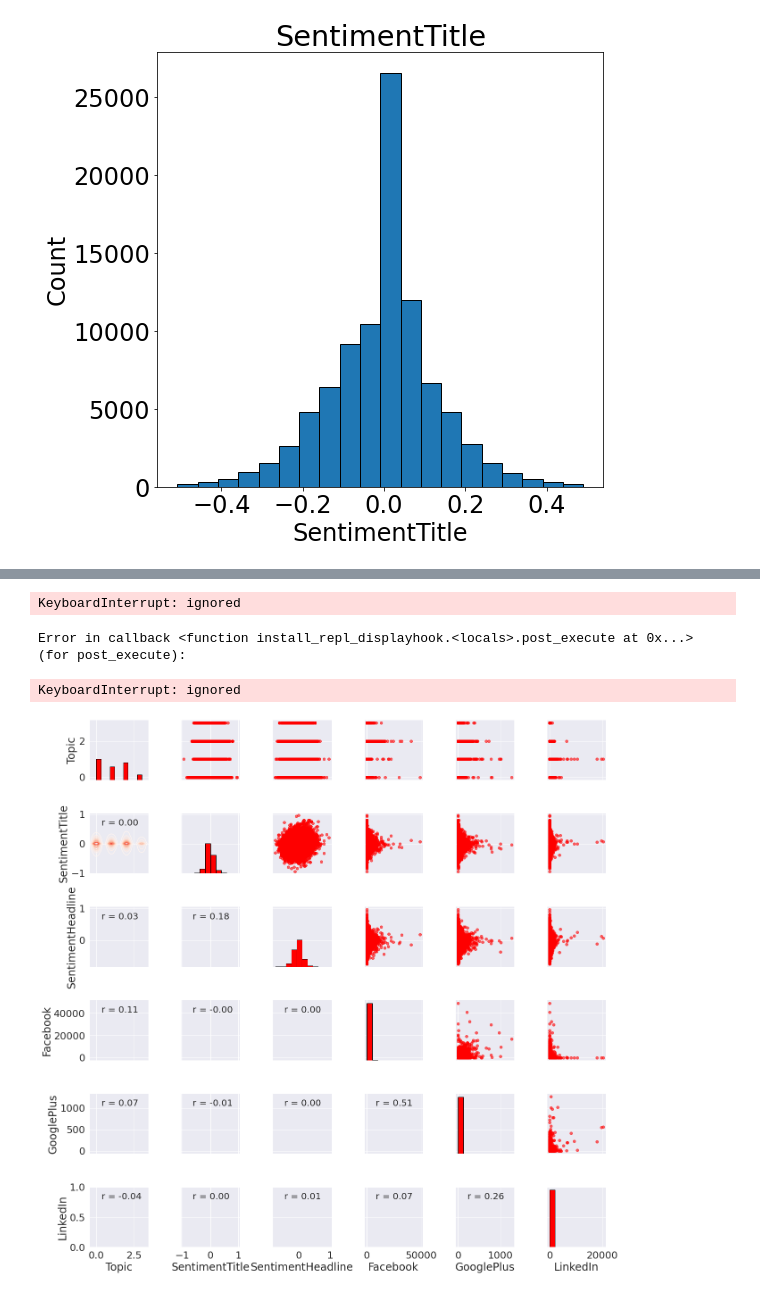
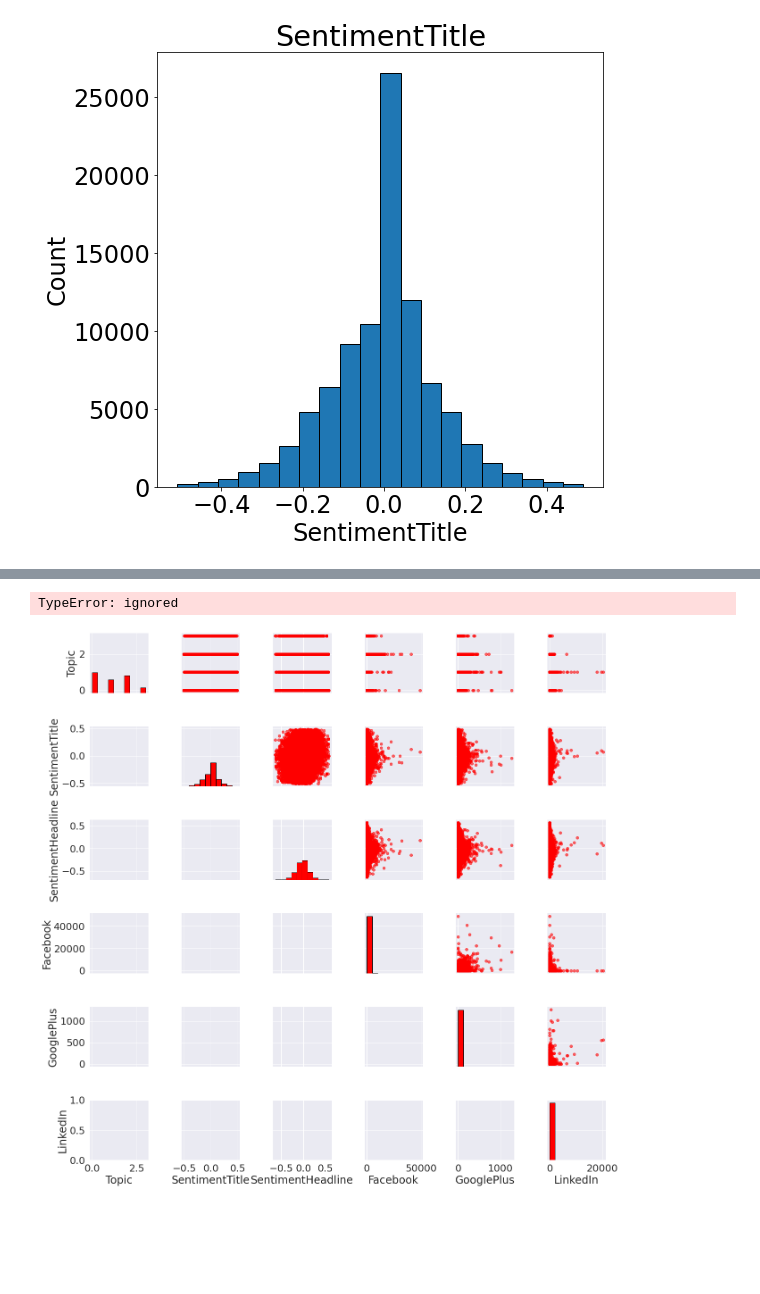
Before and after one commit to code-mango/News-Sentiment-Analysis, a Jupyter notebook: SocialMediaTrendingAnalysis.ipynb, the cells around one changed output, grey strips where cells are left out. Saved outputs shown, nothing was run; the diff lists cells and outputs as text; code cells hidden in the pictures; blank space fills up the shorter version.

```diff
--- a/SocialMediaTrendingAnalysis.ipynb
+++ b/SocialMediaTrendingAnalysis.ipynb
@@ -120,7 +120,7 @@ third_quartile = dataset['SentimentTitle'].describe()['75%']
 iqr = third_quartile - first_quartile
 
 # Remove outliers
-df = dataset[(dataset['SentimentTitle'] > (first_quartile - 3 * iqr)) &
+dataset = dataset[(dataset['SentimentTitle'] > (first_quartile - 3 * iqr)) &
             (dataset['SentimentTitle'] < (third_quartile + 3 * iqr))]
 # %%
 # Matplotlib visualization
@@ -145,7 +145,7 @@ third_quartile = dataset['SentimentHeadline'].describe()['75%']
 iqr = third_quartile - first_quartile
 
 # Remove outliers
-df = dataset[(dataset['SentimentHeadline'] > (first_quartile - 3 * iqr)) &
+dataset = dataset[(dataset['SentimentHeadline'] > (first_quartile - 3 * iqr)) &
             (dataset['SentimentHeadline'] < (third_quartile + 3 * iqr))]
 # %%
 f = plt.figure(figsize=(8,8))
@@ -245,7 +245,8 @@ plot_data = dataset[['Topic', 'SentimentTitle',
 
 # Function to calculate correlation coefficient between two columns
 def corr_func(x, y, **kwargs):
-    r = np.corrcoef(x, y)[4][5]
+    r = np.corrcoef(x, y)
+    print(r)
     ax = plt.gca()
     ax.annotate("r = {:.2f}".format(r),
                 xy=(.2, .8), xycoords=ax.transAxes,
@@ -261,7 +262,7 @@ grid.map_upper(plt.scatter, color = 'red', alpha = 0.6)
 grid.map_diag(plt.hist, color = 'red', edgecolor = 'black')
 
 # Bottom is correlation and density plot
-grid.map_lower(corr_func);
+grid.map_lower(corr_func(dataset.iloc[:,4],dataset.iloc[:,5]));
 grid.map_lower(sns.kdeplot, cmap = plt.cm.Reds)
 
 # Title for entire plot
@@ -272,38 +274,36 @@ IndexError: ignored
 # %%
 # Extract the columns to  plot
 plot_data = dataset[['Topic', 'SentimentTitle',
                       'SentimentHeadline',
                       'Facebook', 'GooglePlus','LinkedIn']]
 
 
 # Function to calculate correlation coefficient between two columns
 def corr_func(x, y, **kwargs):
-    r = np.corrcoef(x, y)[4][5]
+    r = np.corrcoef(x, y)
     ax = plt.gca()
-    ax.annotate("r = {:.2f}".format(r),
+    ax.annotate(list(map("r = {:.2f}".format(r))),
                 xy=(.2, .8), xycoords=ax.transAxes,
                 size = 20)
 
 # Create the pairgrid object
 grid = sns.PairGrid(data = plot_data, size = 3)
 
 # Upper is a scatter plot
 grid.map_upper(plt.scatter, color = 'red', alpha = 0.6)
 
 # Diagonal is a histogram
 grid.map_diag(plt.hist, color = 'red', edgecolor = 'black')
 
 # Bottom is correlation and density plot
-grid.map_lower(corr_func);
+grid.map_lower(corr_func(dataset.iloc[:,4],dataset.iloc[:,5]));
 grid.map_lower(sns.kdeplot, cmap = plt.cm.Reds)
 
 # Title for entire plot
 plt.suptitle('Pairs Plot of Energy Data', height = 36, y = 1.02);
 # %% [output]
-KeyboardInterrupt: ignored
+TypeError: ignored
-Error in callback <function install_repl_displayhook.<locals>.post_execute at 0x...> (for post_execute):
-KeyboardInterrupt: ignored
-[figure, old version]
+[figure, new version]
 # %%
 # Extract the columns to  plot
 plot_data = dataset[['Topic', 'SentimentTitle',
```
Also changed, not shown: parts of 15 cells of this notebook.
